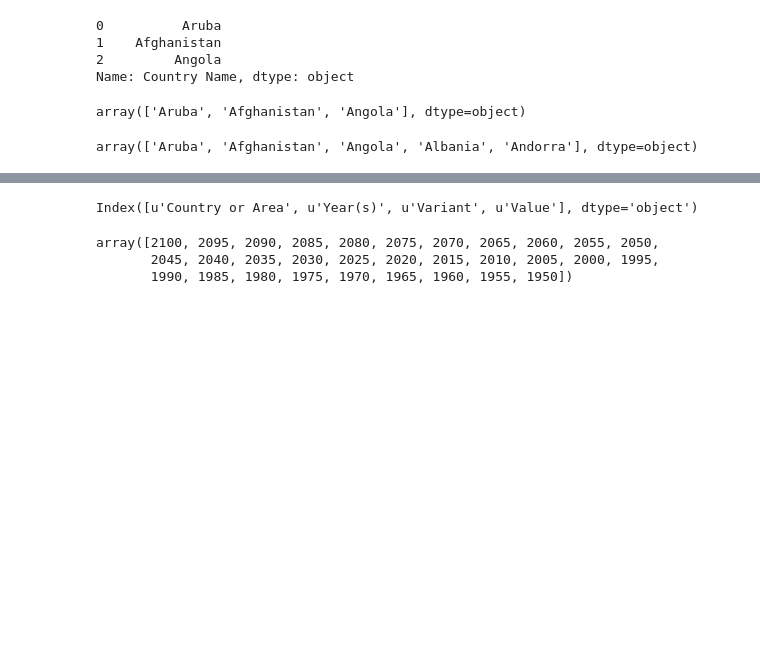
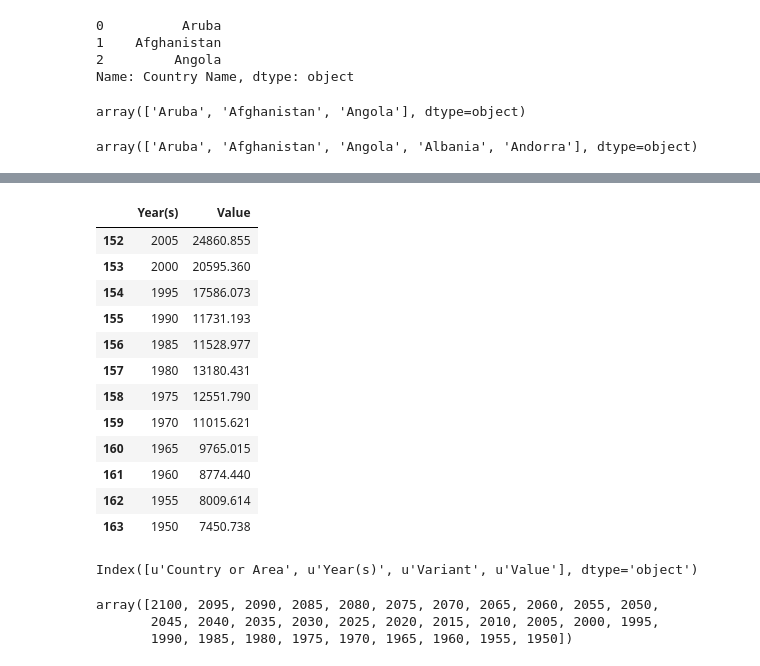
Before and after one commit to SEL-Columbia/infrastructure-planning, a Jupyter notebook: experiments/get-population-consumption-curve-points.ipynb, the cells around one changed output, grey strips where cells are left out. Cells and saved outputs as stored; diff of their text form; code cells hidden in the pictures; blank space fills up the shorter version.

```diff
--- a/experiments/get-population-consumption-curve-points.ipynb
+++ b/experiments/get-population-consumption-curve-points.ipynb
@@ -121,3 +140,19 @@ local_table
+# %%
+local_table[local_table['Year(s)'] < 2010][['Year(s)', 'Value']]
+# %% [output]
+|  | Year(s) | Value |
+| 152 | 2005 | 24860.855 |
+| 153 | 2000 | 20595.360 |
+| 154 | 1995 | 17586.073 |
+| 155 | 1990 | 11731.193 |
+| 156 | 1985 | 11528.977 |
+| 157 | 1980 | 13180.431 |
+| 158 | 1975 | 12551.790 |
+| 159 | 1970 | 11015.621 |
+| 160 | 1965 | 9765.015 |
+| 161 | 1960 | 8774.440 |
+| 162 | 1955 | 8009.614 |
+| 163 | 1950 | 7450.738 |
 # %%
 local_table.columns
 # %% [output]
```
Also changed, not shown: parts of 46 cells of this notebook, 2 other files.
